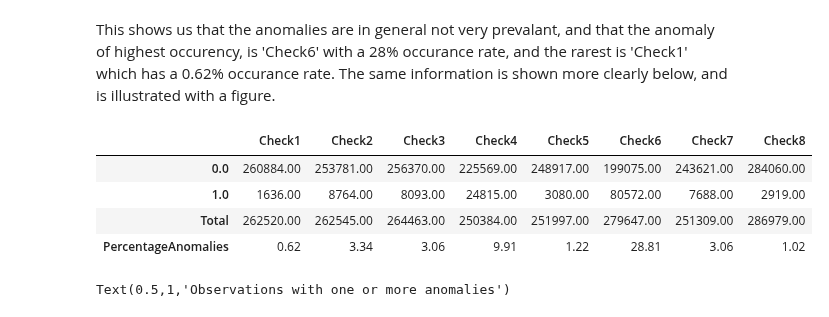
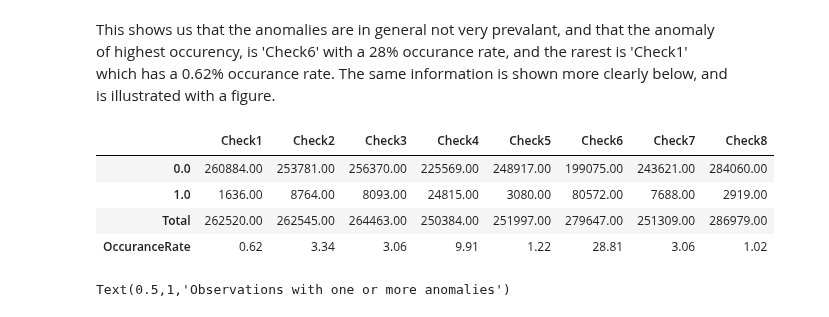
Before and after one commit to yohannjs/AML-2019, a Jupyter notebook: Challenges/5_Anomaly/master_anomaly.ipynb, the cells around one changed output. Drawn from its saved outputs; the diff is of its cells as text; code cells hidden in the pictures.

```diff
--- a/Challenges/5_Anomaly/master_anomaly.ipynb
+++ b/Challenges/5_Anomaly/master_anomaly.ipynb
@@ -129,15 +129,15 @@ This shows us that the anomalies are in general not very prevalant, and that the
 # %%
 counted_anomaliesDF = anomaliesDF.apply(pd.value_counts)
 counted_anomaliesDF.loc["Total"] = counted_anomaliesDF.sum()
-counted_anomaliesDF.loc["PercentageAnomalies"] = (counted_anomaliesDF.iloc[1] / counted_anomaliesDF.iloc[2]).round(5)*100
+counted_anomaliesDF.loc["OccuranceRate"] = (counted_anomaliesDF.iloc[1] / counted_anomaliesDF.iloc[2]).round(5)*100
 pd.set_option('display.float_format', lambda x: '%.2f' % x)
 counted_anomaliesDF
 # %% [output]
 |  | Check1 | Check2 | Check3 | Check4 | Check5 | Check6 | Check7 | Check8 |
 | 0.0 | 260884.00 | 253781.00 | 256370.00 | 225569.00 | 248917.00 | 199075.00 | 243621.00 | 284060.00 |
 | 1.0 | 1636.00 | 8764.00 | 8093.00 | 24815.00 | 3080.00 | 80572.00 | 7688.00 | 2919.00 |
 | Total | 262520.00 | 262545.00 | 264463.00 | 250384.00 | 251997.00 | 279647.00 | 251309.00 | 286979.00 |
-| PercentageAnomalies | 0.62 | 3.34 | 3.06 | 9.91 | 1.22 | 28.81 | 3.06 | 1.02 |
+| OccuranceRate | 0.62 | 3.34 | 3.06 | 9.91 | 1.22 | 28.81 | 3.06 | 1.02 |
 # %%
 y1 = counted_anomaliesDF.loc[1.0]
 x1 = labels
```
Also changed, not shown: parts of 17 cells of this notebook, 1 other file.
